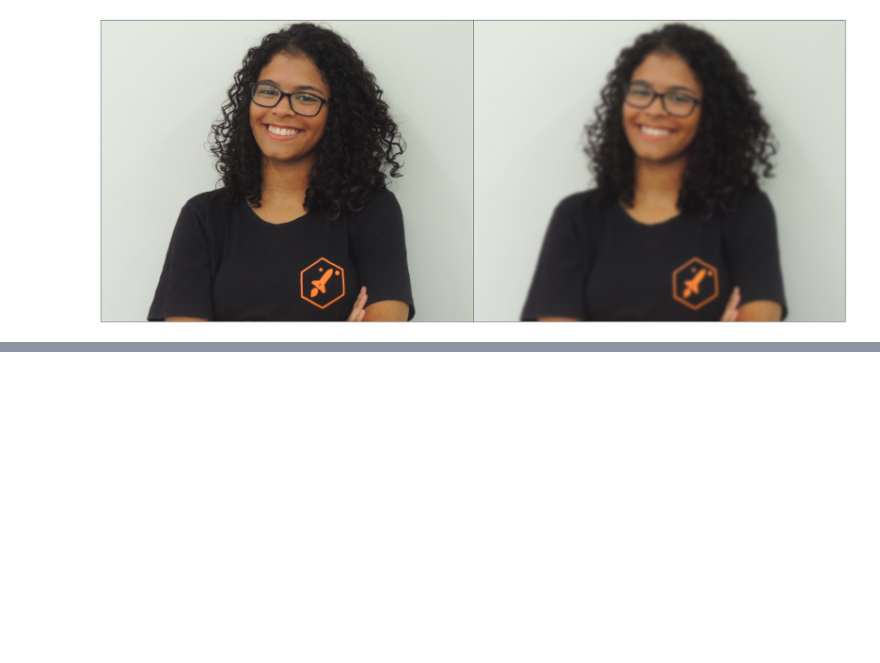
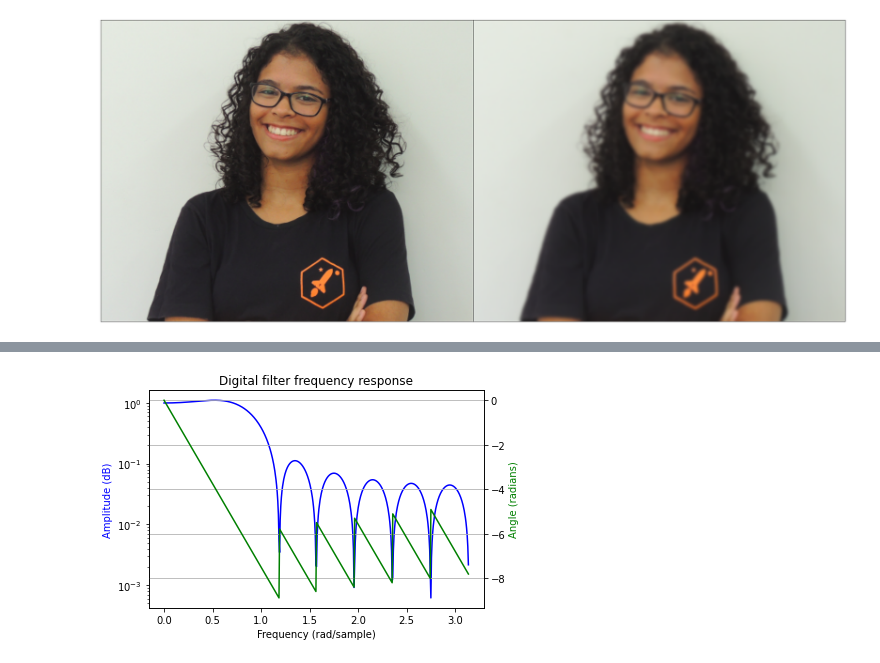
Before and after one commit to larigit/ProjSinaisSistemas, a Jupyter notebook: Jupyter Notebooks/filtro 2d separavel.ipynb, the cells around one changed output, grey strips where cells are left out. Drawn from its saved outputs; the diff is of its cells as text; code cells hidden in the pictures; blank space fills up the shorter version.

```diff
--- a/Jupyter Notebooks/filtro 2d separavel.ipynb
+++ b/Jupyter Notebooks/filtro 2d separavel.ipynb
@@ -66,3 +68,24 @@ ax[0].imshow(img)
 # %% [output]
 <matplotlib.image.AxesImage at 0x...>
 [figure]
+# %%
+#tentando derivativo:
+#Filtros FIR
+def impz(b,a=1):
+    l = len(b)
+    impulse = repeat(0.,l); impulse[0] =1.
+    x = arange(0,l)
+    response = signal.lfilter(b,a,impulse)
+    return(response)
+    '''subplot(211)
+    stem(x, response)
+    ylabel('Amplitude')
+    xlabel(r'n (samples)')
+    title(r'Impulse response')
+    subplot(212)
+    step = cumsum(response)
+    stem(x, step)
+    ylabel('Amplitude')
+    xlabel(r'n (samples)')
+    title(r'Step response')
+    subplots_adjust(hspace=0.5)'''
@@ -68,0 +111,21 @@ ax[0].imshow(img)
+# %%
+#plotando a resposta em frequencia (H(e^jw))
+w, h = signal.freqz(impz(a), a=1)
+
+fig = plt.figure()
+plt.title('Digital filter frequency response')
+ax1 = fig.add_subplot(111)
+
+plt.semilogy(w, np.abs(h), 'b')
+plt.ylabel('Amplitude (dB)', color='b')
+plt.xlabel('Frequency (rad/sample)')
+
+ax2 = ax1.twinx()
+angles = np.unwrap(np.angle(h))
+plt.plot(w, angles, 'g')
+plt.ylabel('Angle (radians)', color='g')
+plt.grid()
+plt.axis('tight')
+plt.show()
+# %% [output]
+[figure, added]
```
Also changed, not shown: parts of 6 cells of this notebook.
